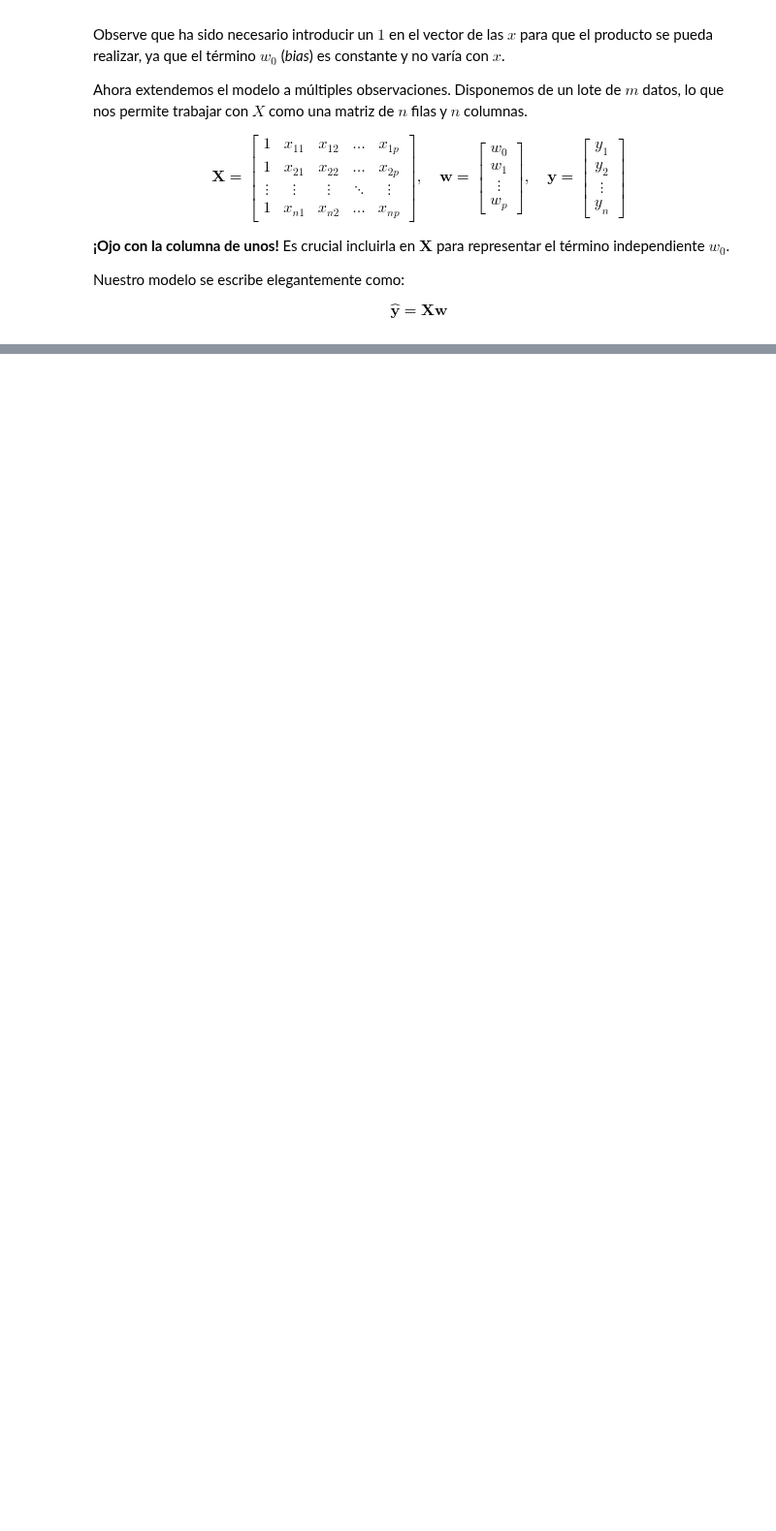
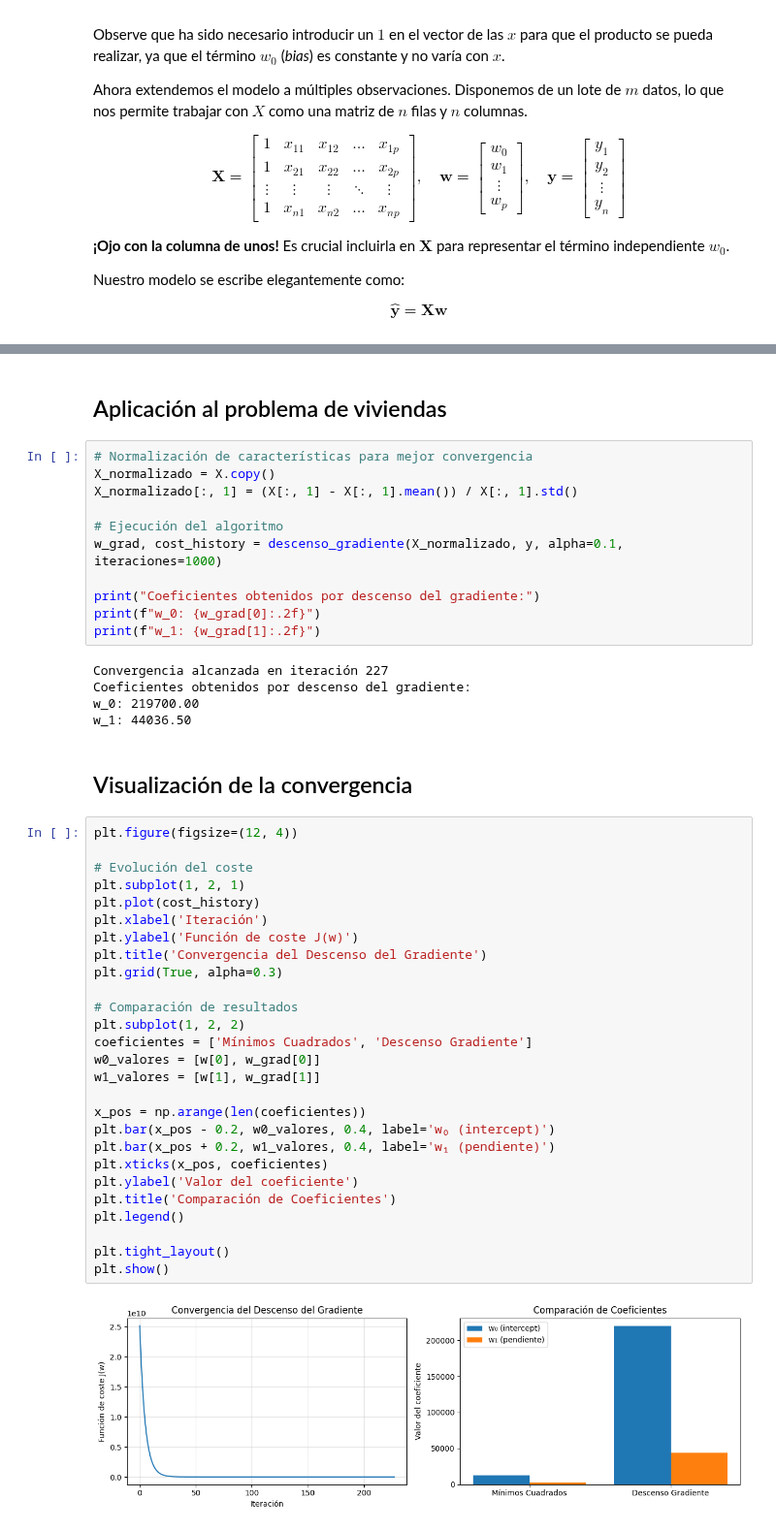
Before and after one commit to financieras/math_for_ai, a Jupyter notebook: estadistica/200_regresion_lineal.ipynb, the cells around one changed output, grey strips where cells are left out. Shown at 97% size. Drawn from its saved outputs; the diff is of its cells as text; blank space fills up the shorter version.

```diff
--- a/estadistica/200_regresion_lineal.ipynb
+++ b/estadistica/200_regresion_lineal.ipynb
@@ -224,0 +405,49 @@ $$\hat{\mathbf{y}} = \mathbf{X} \mathbf{w}$$
+# %% [markdown]
+## Aplicación al problema de viviendas
+# %%
+# Normalización de características para mejor convergencia
+X_normalizado = X.copy()
+X_normalizado[:, 1] = (X[:, 1] - X[:, 1].mean()) / X[:, 1].std()
+
+# Ejecución del algoritmo
+w_grad, cost_history = descenso_gradiente(X_normalizado, y, alpha=0.1, iteraciones=1000)
+
+print("Coeficientes obtenidos por descenso del gradiente:")
+print(f"w_0: {w_grad[0]:.2f}")
+print(f"w_1: {w_grad[1]:.2f}")
+# %% [output]
+Convergencia alcanzada en iteración 227
+Coeficientes obtenidos por descenso del gradiente:
+w_0: 219700.00
+w_1: 44036.50
+# %% [markdown]
+## Visualización de la convergencia
+# %%
+plt.figure(figsize=(12, 4))
+
+# Evolución del coste
+plt.subplot(1, 2, 1)
+plt.plot(cost_history)
+plt.xlabel('Iteración')
+plt.ylabel('Función de coste J(w)')
+plt.title('Convergencia del Descenso del Gradiente')
+plt.grid(True, alpha=0.3)
+
+# Comparación de resultados
+plt.subplot(1, 2, 2)
+coeficientes = ['Mínimos Cuadrados', 'Descenso Gradiente']
+w0_valores = [w[0], w_grad[0]]
+w1_valores = [w[1], w_grad[1]]
+
+x_pos = np.arange(len(coeficientes))
+plt.bar(x_pos - 0.2, w0_valores, 0.4, label='w₀ (intercept)')
+plt.bar(x_pos + 0.2, w1_valores, 0.4, label='w₁ (pendiente)')
+plt.xticks(x_pos, coeficientes)
+plt.ylabel('Valor del coeficiente')
+plt.title('Comparación de Coeficientes')
+plt.legend()
+
+plt.tight_layout()
+plt.show()
+# %% [output]
+[figure, added]
```
Also changed, not shown: parts of 20 cells of this notebook.
